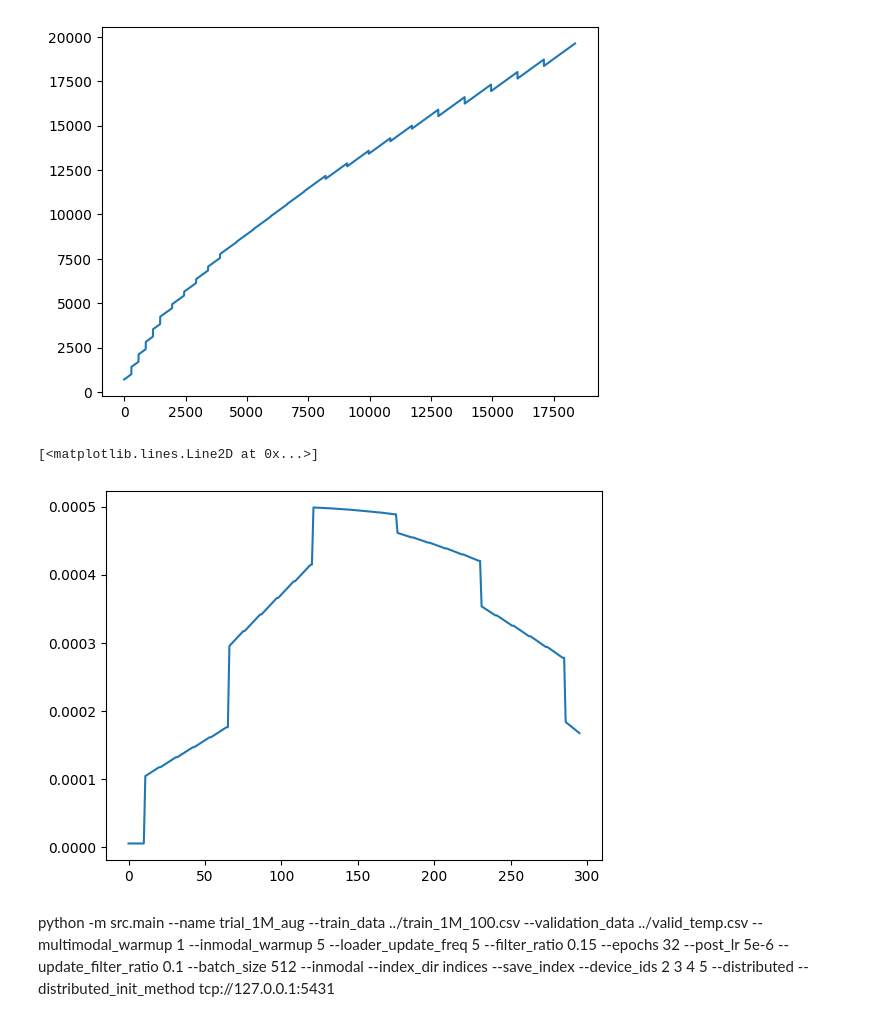
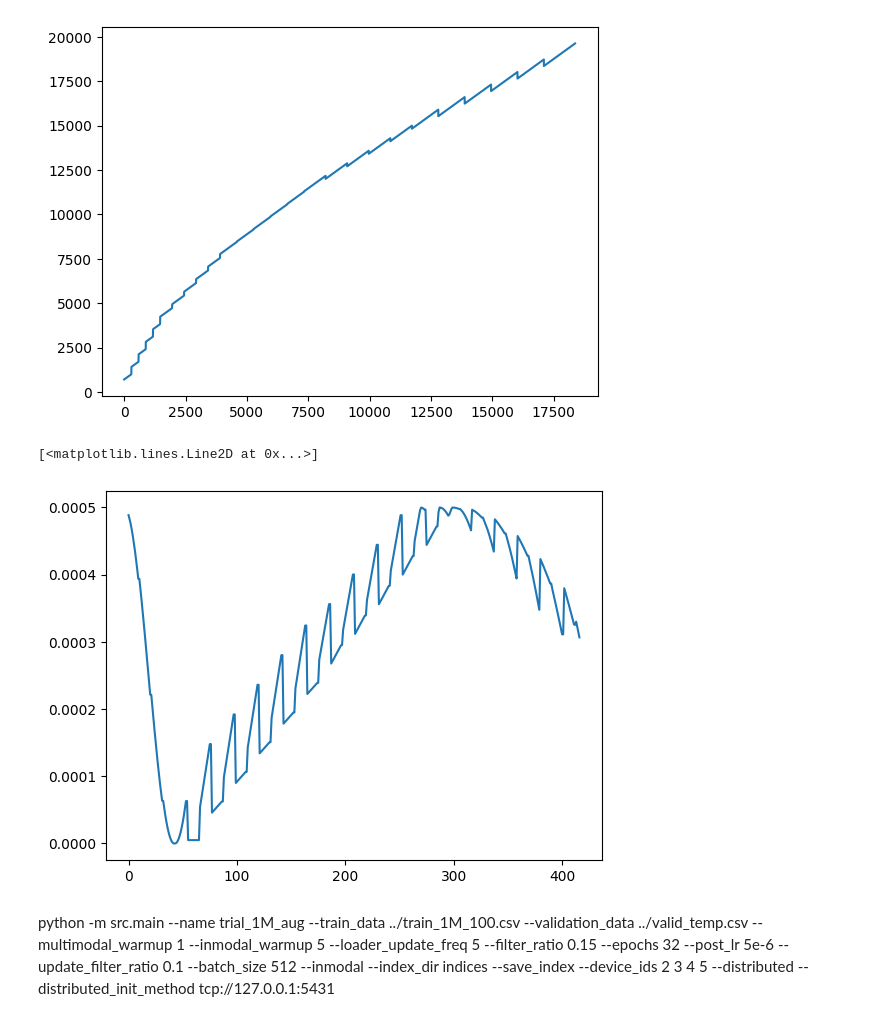
Before and after one commit to HangerYang/RoCLIP, a Jupyter notebook: CyCLIP/evaluation.ipynb, the cells around one changed output. Saved outputs shown, nothing was run; the diff lists cells and outputs as text; code cells hidden in the pictures.

```diff
--- a/CyCLIP/evaluation.ipynb
+++ b/CyCLIP/evaluation.ipynb
@@ -192,7 +179,7 @@ for line in Lines:
         # print(cross_modal)
         learn_rate_inmodal.append(float(line.strip()[-11:]))
 # %%
-file1 = open('logs_mine/1M_every_poison_baseline/output.log', 'r')
+file1 = open("logs/trial_1M_aug_lr/output.log", 'r')
 Lines = file1.readlines()
 
 
@@ -204,3 +191,4 @@ for line in Lines:
     if a:
         learn_rate.append(float(line.strip()[-11:]))
         # print(line.strip()[-11:])
+plt.plot(learn_rate)
@@ -245,10 +236,10 @@ plt.plot(total_step)
 [<matplotlib.lines.Line2D at 0x...>]
 [figure]
 # %%
-plt.plot(learn_rate_crossmodal)
+plt.plot(learn_rate)
 # %% [output]
 [<matplotlib.lines.Line2D at 0x...>]
-[figure, old version]
+[figure, new version]
 # %%
 import math
 import torch
```
Also changed, not shown: parts of 3 cells of this notebook, 3 other files.
